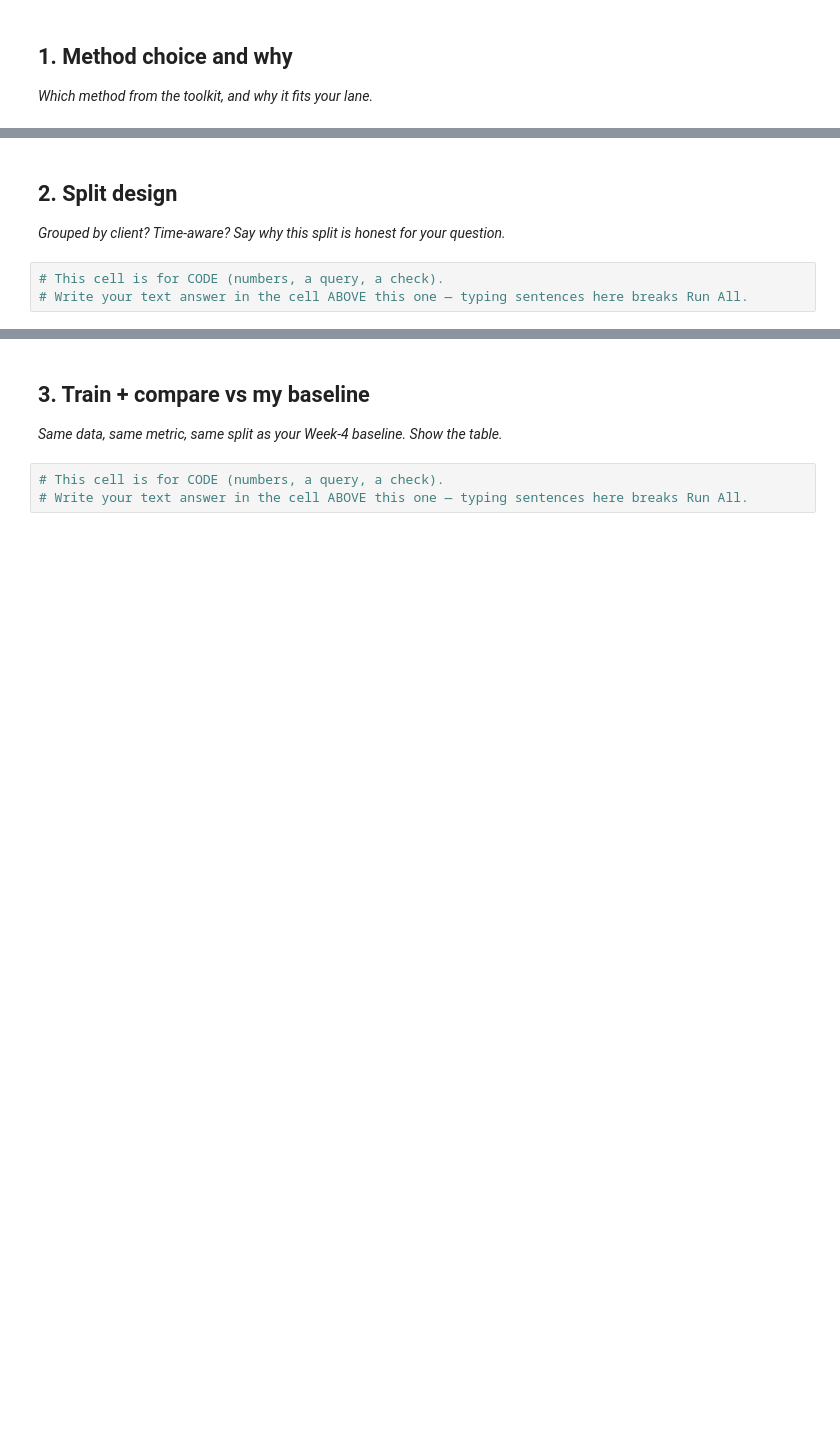
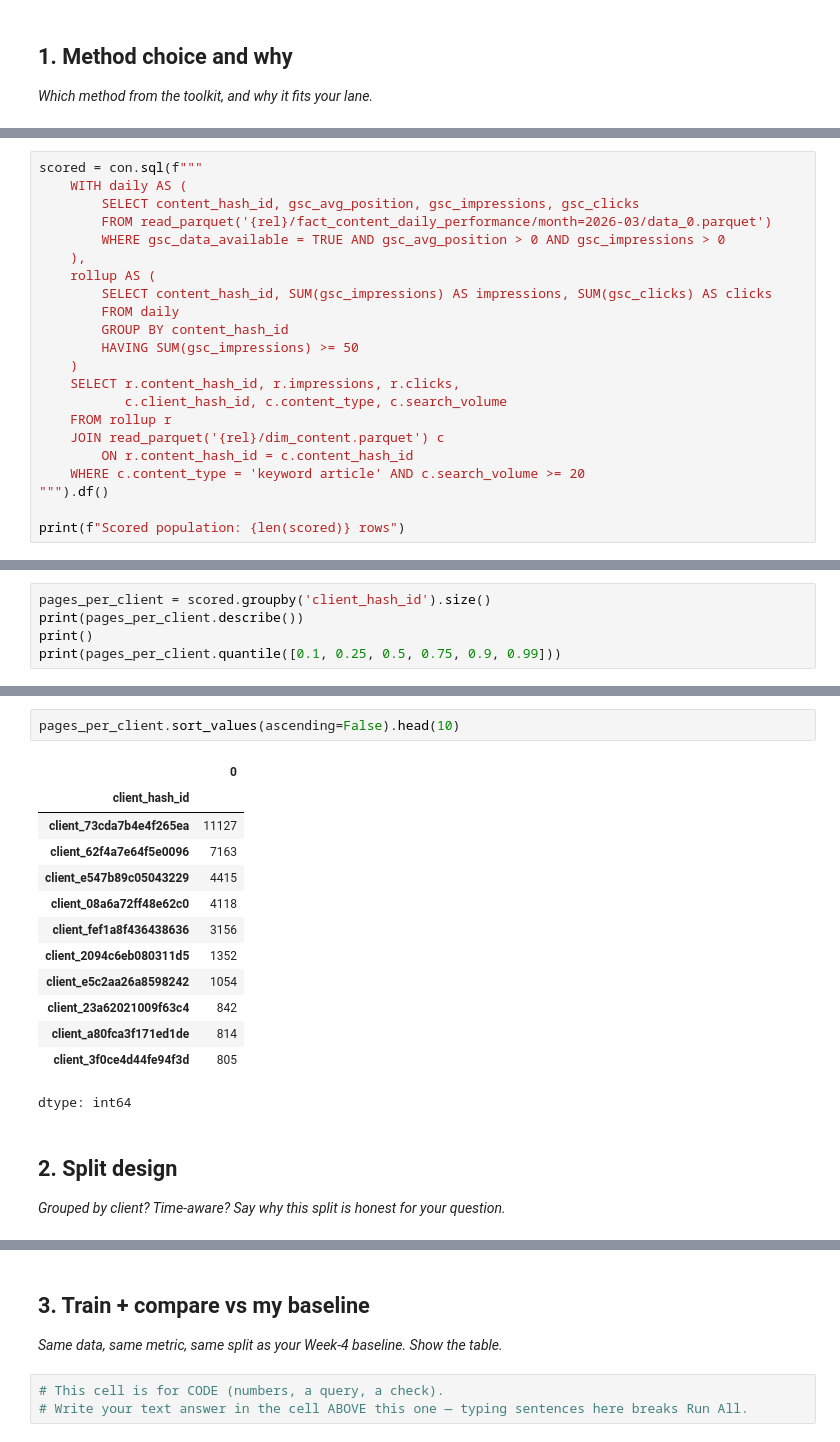
Before and after one commit to AxelYoel/FlyRank-AI-Internship---Axel-Yoel-Chandra, a Jupyter notebook: work/notebooks/w05_model.ipynb, the cells around one changed output, grey strips where cells are left out. Cells and saved outputs as stored; diff of their text form; blank space fills up the shorter version.

```diff
--- a/work/notebooks/w05_model.ipynb
+++ b/work/notebooks/w05_model.ipynb
@@ -15,0 +57,22 @@ This skeleton is yours to fill. Work the sections **in order** — each one has
+# %%
+scored = con.sql(f"""
+    WITH daily AS (
+        SELECT content_hash_id, gsc_avg_position, gsc_impressions, gsc_clicks
+        FROM read_parquet('{rel}/fact_content_daily_performance/month=2026-03/data_0.parquet')
+        WHERE gsc_data_available = TRUE AND gsc_avg_position > 0 AND gsc_impressions > 0
+    ),
+    rollup AS (
+        SELECT content_hash_id, SUM(gsc_impressions) AS impressions, SUM(gsc_clicks) AS clicks
+        FROM daily
+        GROUP BY content_hash_id
+        HAVING SUM(gsc_impressions) >= 50
+    )
+    SELECT r.content_hash_id, r.impressions, r.clicks,
+           c.client_hash_id, c.content_type, c.search_volume
+    FROM rollup r
+    JOIN read_parquet('{rel}/dim_content.parquet') c
+        ON r.content_hash_id = c.content_hash_id
+    WHERE c.content_type = 'keyword article' AND c.search_volume >= 20
+""").df()
+
+print(f"Scored population: {len(scored)} rows")
@@ -15,0 +86,5 @@ This skeleton is yours to fill. Work the sections **in order** — each one has
+# %%
+pages_per_client = scored.groupby('client_hash_id').size()
+print(pages_per_client.describe())
+print()
+print(pages_per_client.quantile([0.1, 0.25, 0.5, 0.75, 0.9, 0.99]))
@@ -16,7 +109,20 @@ This skeleton is yours to fill. Work the sections **in order** — each one has
+# %%
+pages_per_client.sort_values(ascending=False).head(10)
+# %% [output]
+|  | 0 |
+| client_hash_id |  |
+| client_73cda7b4e4f265ea | 11127 |
+| client_62f4a7e64f5e0096 | 7163 |
+| client_e547b89c05043229 | 4415 |
+| client_08a6a72ff48e62c0 | 4118 |
+| client_fef1a8f436438636 | 3156 |
+| client_2094c6eb080311d5 | 1352 |
+| client_e5c2aa26a8598242 | 1054 |
+| client_23a62021009f63c4 | 842 |
+| client_a80fca3f171ed1de | 814 |
+| client_3f0ce4d44fe94f3d | 805 |
+dtype: int64
 # %% [markdown]
 ## 2. Split design
 
 *Grouped by client? Time-aware? Say why this split is honest for your question.*
-# %%
-# This cell is for CODE (numbers, a query, a check).
-# Write your text answer in the cell ABOVE this one — typing sentences here breaks Run All.
```
Also changed, not shown: parts of 13 cells of this notebook.
